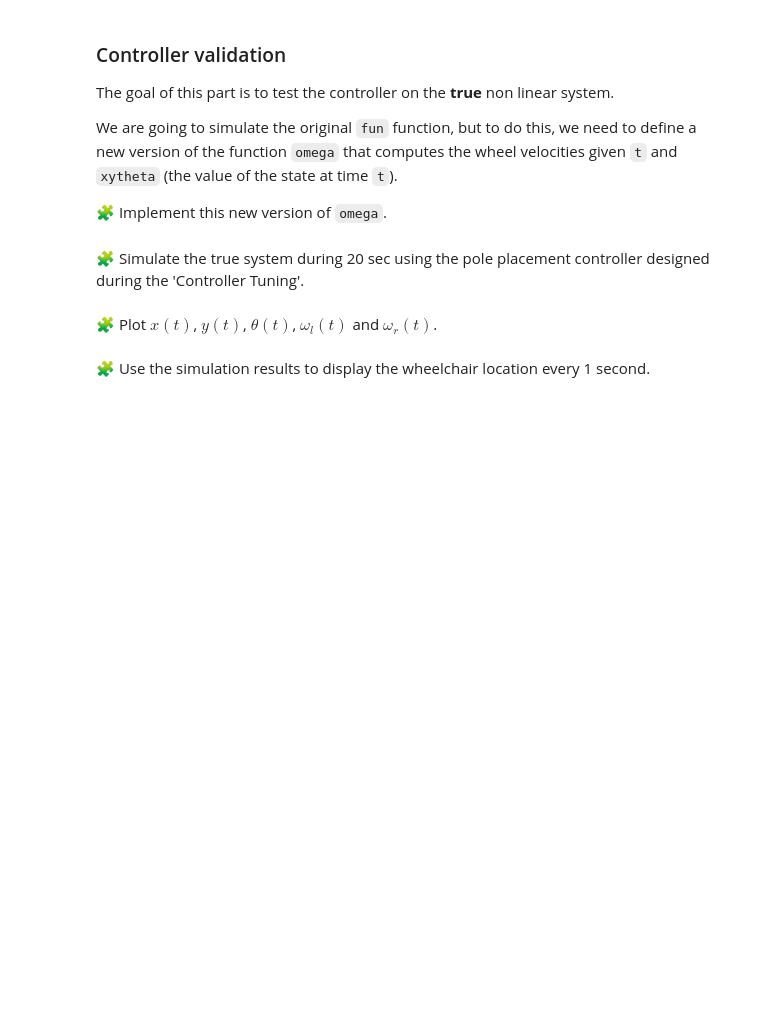
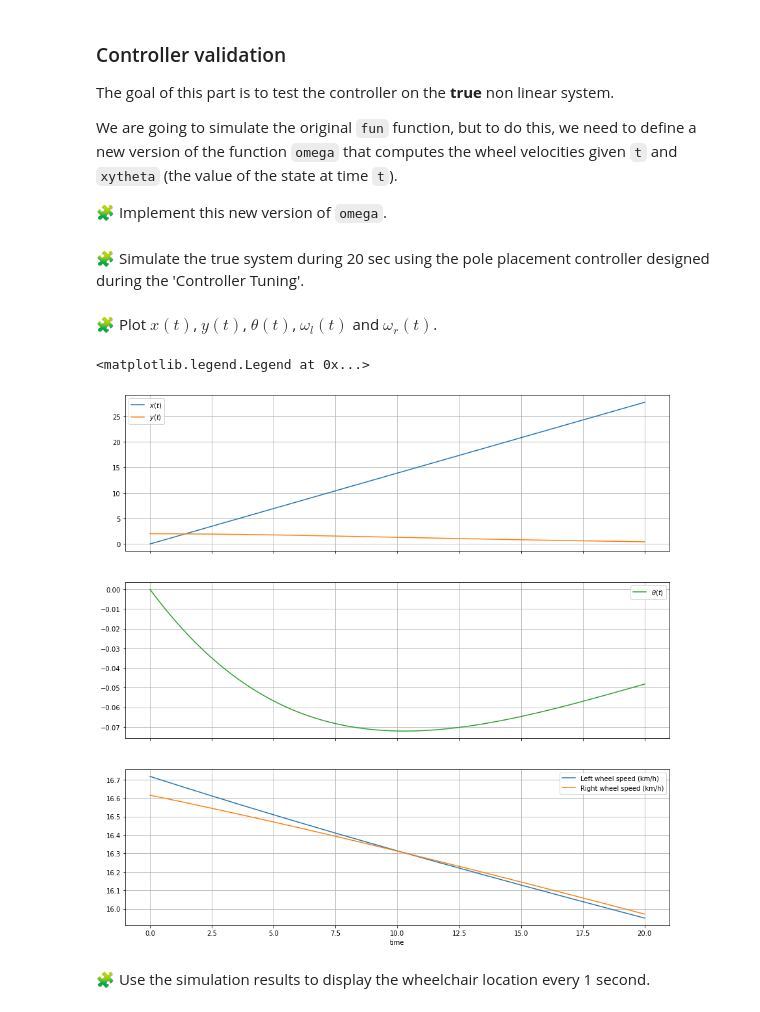
Before and after one commit to youssra191/control-engineering-with-python-project-2022-2023, a Jupyter notebook: Project-3.ipynb, the cells around one changed output. Cells and saved outputs as stored; diff of their text form; code cells hidden in the pictures; blank space fills up the shorter version.

```diff
--- a/Project-3.ipynb
+++ b/Project-3.ipynb
@@ -909,2 +913,15 @@ pass
+# %%
+t = linspace(0.0, 20, 1000)
+v = 5 * 1000 / 3600
+
+def fun(t, xytheta):
+    x, y, theta = xytheta
+    omega_l, omega_r = omega(t, xytheta)
+    dx = Rw * 0.5 * (omega_l + omega_r) * cos(theta)
+    dy = Rw * 0.5 * (omega_l + omega_r) * sin(theta)
+    dtheta = Rw * (omega_r - omega_l) / L
+    return array([dx, dy, dtheta])
+
+r = solve_ivp(fun=fun, t_span=[0, 20], y0=[0, 2, 0], dense_output=True, rtol=1e-6, atol=1e-12)
 # %% [markdown]
 🧩 Plot $x(t)$, $y(t)$, $\theta(t)$, $\omega_l(t)$ and $\omega_r(t)$.
@@ -913,2 +928,30 @@ pass
+# %%
+t = linspace(0.0, 20, 1000)
+xytheta = r["sol"](t)
+x, y, theta = xytheta
+fig = figure(figsize=(15, 15))
+ax1, ax2, ax3 = fig.subplots(3, 1, sharex=True)
+ax1.grid(True)
+ax1.plot(t, x, label="$x(t)$")
+ax1.plot(t, y, label="$y(t)$")
+ax1.legend()
+ax2.grid(True)
+ax2.plot(t, theta, label=r"$\theta(t)$", color="C2")
+ax2.legend()
+xlabel("time")
+
+dOmega = -K @ xytheta
+wR = array([v / Rw, v / Rw])
+
+omega_l = dOmega[0, :]
+omega_r = dOmega[1, :]
+
+ax3.plot(t, (omega_l + wR[0]) * 3.6, label=r"Left wheel speed (km/h)")
+ax3.plot(t, (omega_r + wR[1]) * 3.6, label=r"Right wheel speed (km/h)")
+grid()
+legend()
+# %% [output]
+<matplotlib.legend.Legend at 0x...>
+[figure, added]
 # %% [markdown]
 🧩 Use the simulation results to display the wheelchair location every 1 second.
```
Also changed, not shown: parts of 6 cells of this notebook.
